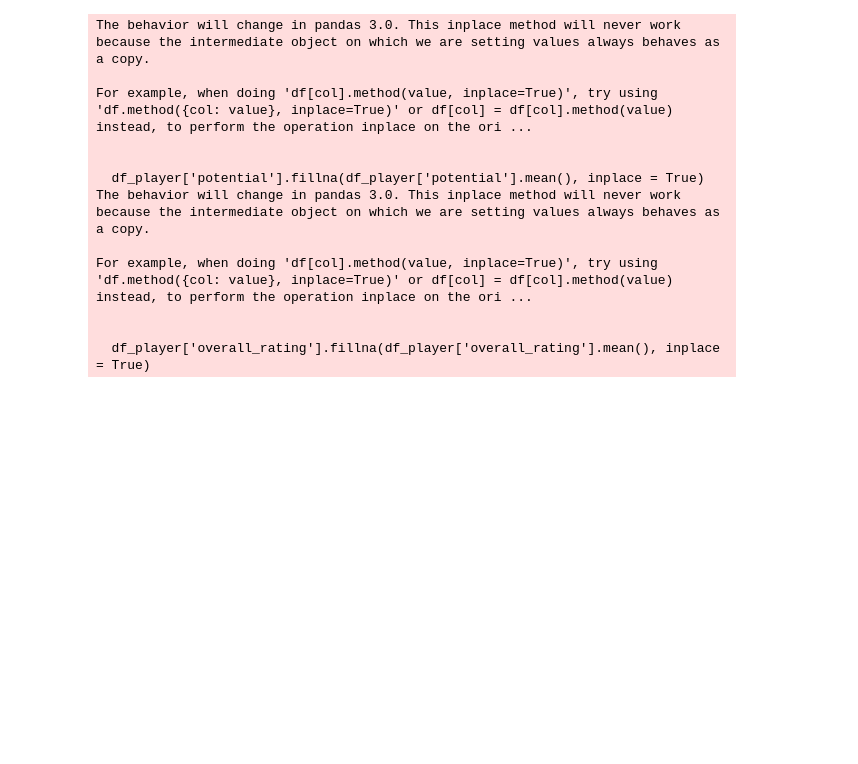
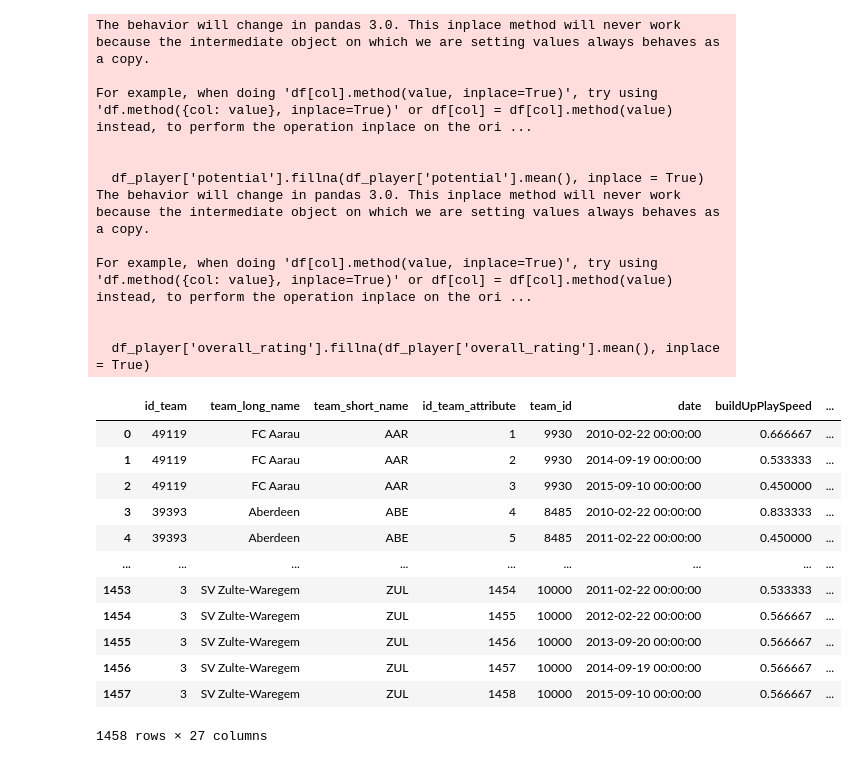
Before and after one commit to rahiqi-al/football-_clustering, a Jupyter notebook: team_cluster.ipynb, the cells around one changed output. Drawn from its saved outputs; the diff is of its cells as text; code cells hidden in the pictures; blank space fills up the shorter version.

```diff
--- a/team_cluster.ipynb
+++ b/team_cluster.ipynb
@@ -15,6 +15,22 @@ For example, when doing 'df[col].method(value, inplace=True)', try using 'df.met
 
 
   df_player['overall_rating'].fillna(df_player['overall_rating'].mean(), inplace = True)
+# %%
+df
+# %% [output]
+|  | id_team | team_long_name | team_short_name | id_team_attribute | team_id | date | buildUpPlaySpeed | ... |
+| 0 | 49119 | FC Aarau | AAR | 1 | 9930 | 2010-02-22 00:00:00 | 0.666667 | ... |
+| 1 | 49119 | FC Aarau | AAR | 2 | 9930 | 2014-09-19 00:00:00 | 0.533333 | ... |
+| 2 | 49119 | FC Aarau | AAR | 3 | 9930 | 2015-09-10 00:00:00 | 0.450000 | ... |
+| 3 | 39393 | Aberdeen | ABE | 4 | 8485 | 2010-02-22 00:00:00 | 0.833333 | ... |
+| 4 | 39393 | Aberdeen | ABE | 5 | 8485 | 2011-02-22 00:00:00 | 0.450000 | ... |
+| ... | ... | ... | ... | ... | ... | ... | ... | ... |
+| 1453 | 3 | SV Zulte-Waregem | ZUL | 1454 | 10000 | 2011-02-22 00:00:00 | 0.533333 | ... |
+| 1454 | 3 | SV Zulte-Waregem | ZUL | 1455 | 10000 | 2012-02-22 00:00:00 | 0.566667 | ... |
+| 1455 | 3 | SV Zulte-Waregem | ZUL | 1456 | 10000 | 2013-09-20 00:00:00 | 0.566667 | ... |
+| 1456 | 3 | SV Zulte-Waregem | ZUL | 1457 | 10000 | 2014-09-19 00:00:00 | 0.566667 | ... |
+| 1457 | 3 | SV Zulte-Waregem | ZUL | 1458 | 10000 | 2015-09-10 00:00:00 | 0.566667 | ... |
+1458 rows × 27 columns
 # %%
 from config.config import config
 df_new_cluster=df[config.cluster_team]
```
Also changed, not shown: parts of 4 cells of this notebook, 6 other files.
